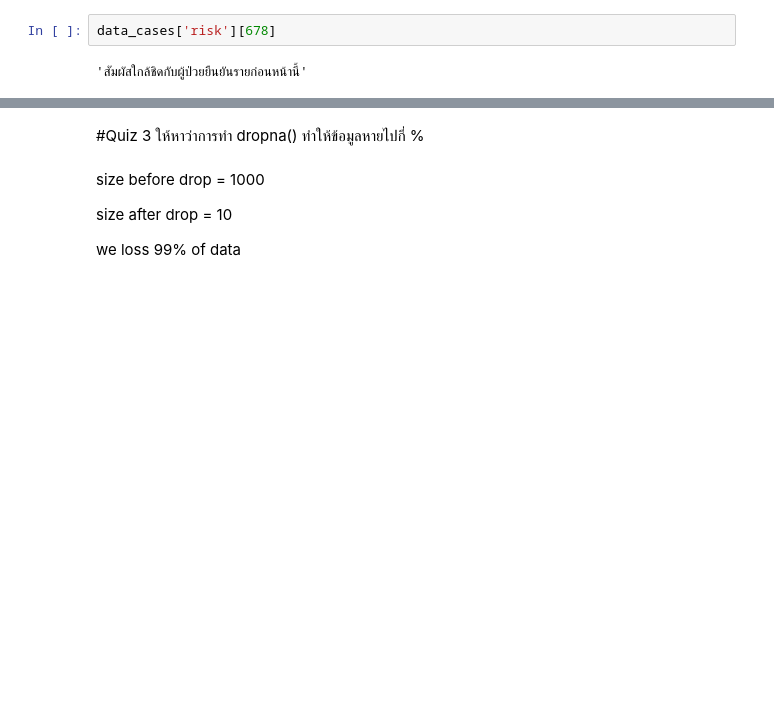
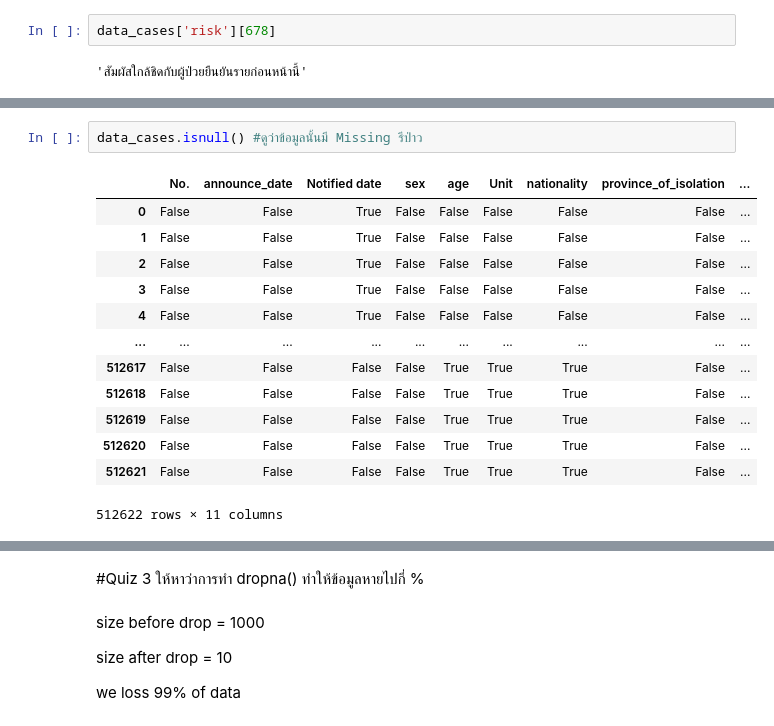
Before and after one commit to chalarm1405/DWDM21_, a Jupyter notebook: Data_Preprocessing.ipynb, the cells around one changed output, grey strips where cells are left out. Cells and saved outputs as stored; diff of their text form; blank space fills up the shorter version.

```diff
--- a/Data_Preprocessing.ipynb
+++ b/Data_Preprocessing.ipynb
@@ -54,0 +154,16 @@ data_cases['risk'][678]
+# %%
+data_cases.isnull() #ดูว่าข้อมูลนั้นมี Missing รึป่าว
+# %% [output]
+|  | No. | announce_date | Notified date | sex | age | Unit | nationality | province_of_isolation | ... |
+| 0 | False | False | True | False | False | False | False | False | ... |
+| 1 | False | False | True | False | False | False | False | False | ... |
+| 2 | False | False | True | False | False | False | False | False | ... |
+| 3 | False | False | True | False | False | False | False | False | ... |
+| 4 | False | False | True | False | False | False | False | False | ... |
+| ... | ... | ... | ... | ... | ... | ... | ... | ... | ... |
+| 512617 | False | False | False | False | True | True | True | False | ... |
+| 512618 | False | False | False | False | True | True | True | False | ... |
+| 512619 | False | False | False | False | True | True | True | False | ... |
+| 512620 | False | False | False | False | True | True | True | False | ... |
+| 512621 | False | False | False | False | True | True | True | False | ... |
+512622 rows × 11 columns
```
Also changed, not shown: parts of 22 cells of this notebook.
